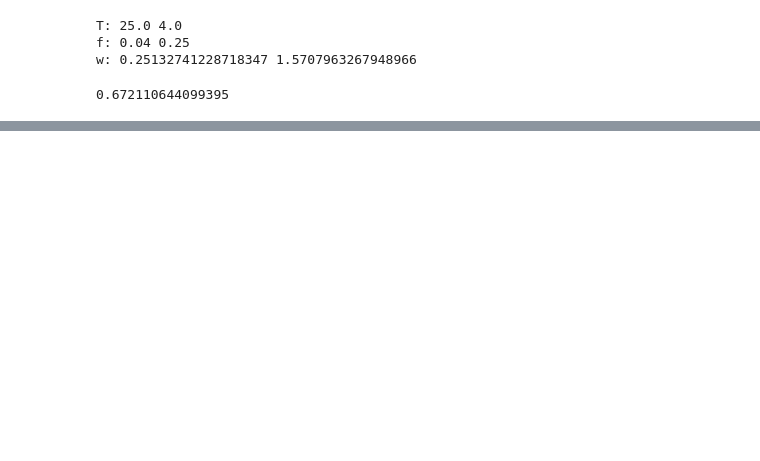
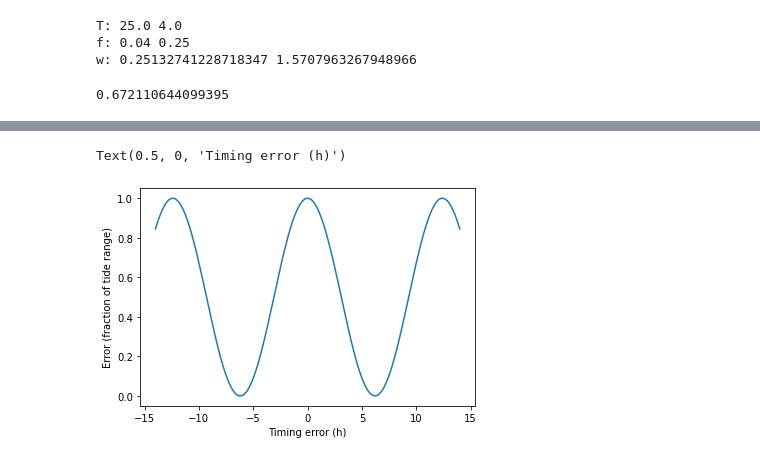
Before and after one commit to csherwood-usgs/runup, a Jupyter notebook: test_runup_funcs.ipynb, the cells around one changed output, grey strips where cells are left out. Cells and saved outputs as stored; diff of their text form; code cells hidden in the pictures; blank space fills up the shorter version.

```diff
--- a/test_runup_funcs.ipynb
+++ b/test_runup_funcs.ipynb
@@ -60,0 +87,13 @@ print(R2IPA)
+# %%
+dt = 0.1
+trange = 1.
+period = 12.4
+time_lag = np.arange(-14,14+dt,dt)
+omega = 2*np.pi/period
+theight = 0.5*trange*np.cos(omega*time_lag)+trange/2.
+plt.plot(time_lag, theight)
+plt.ylabel('Error (fraction of tide range)')
+plt.xlabel('Timing error (h)')
+# %% [output]
+Text(0.5, 0, 'Timing error (h)')
+[figure, added]
```
Also changed, not shown: parts of 8 cells of this notebook, 2 other files.
